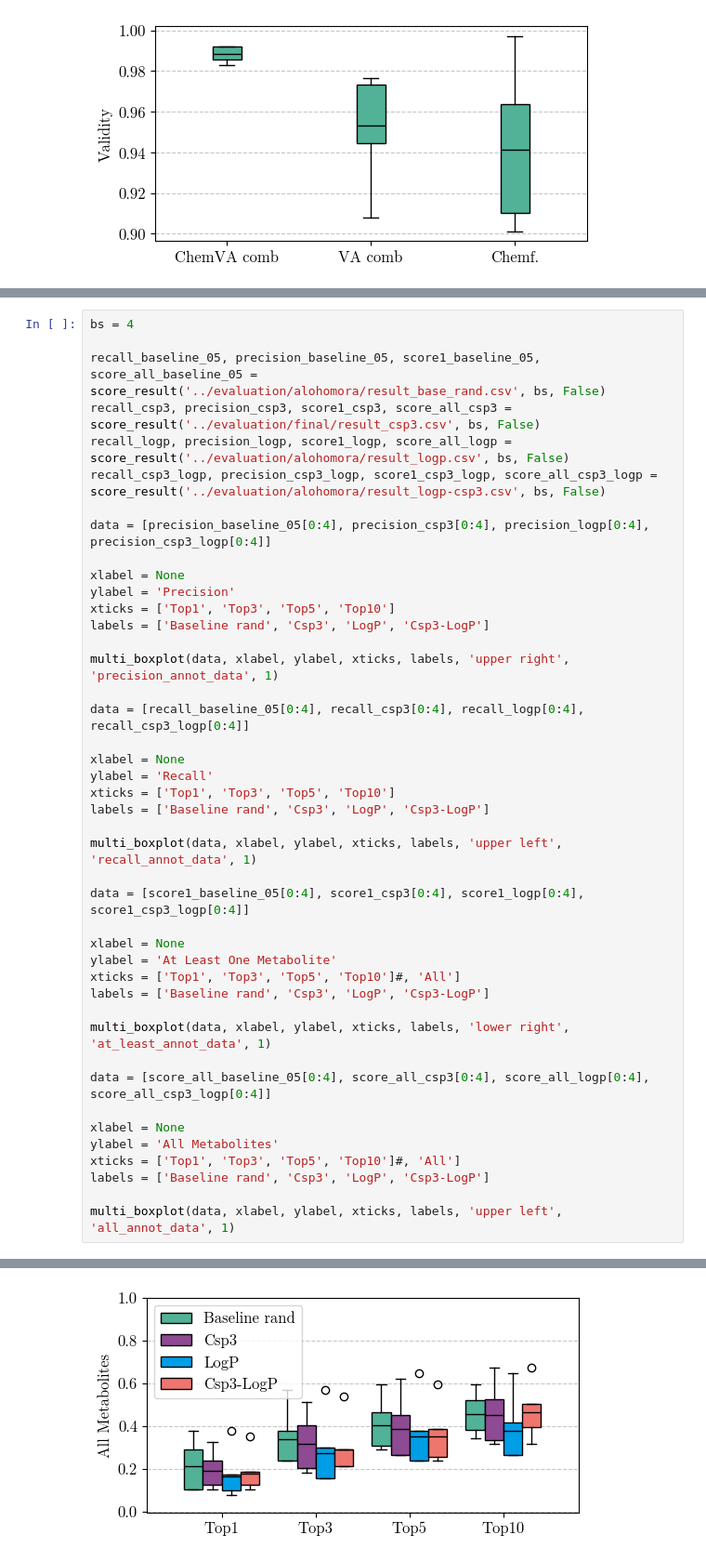
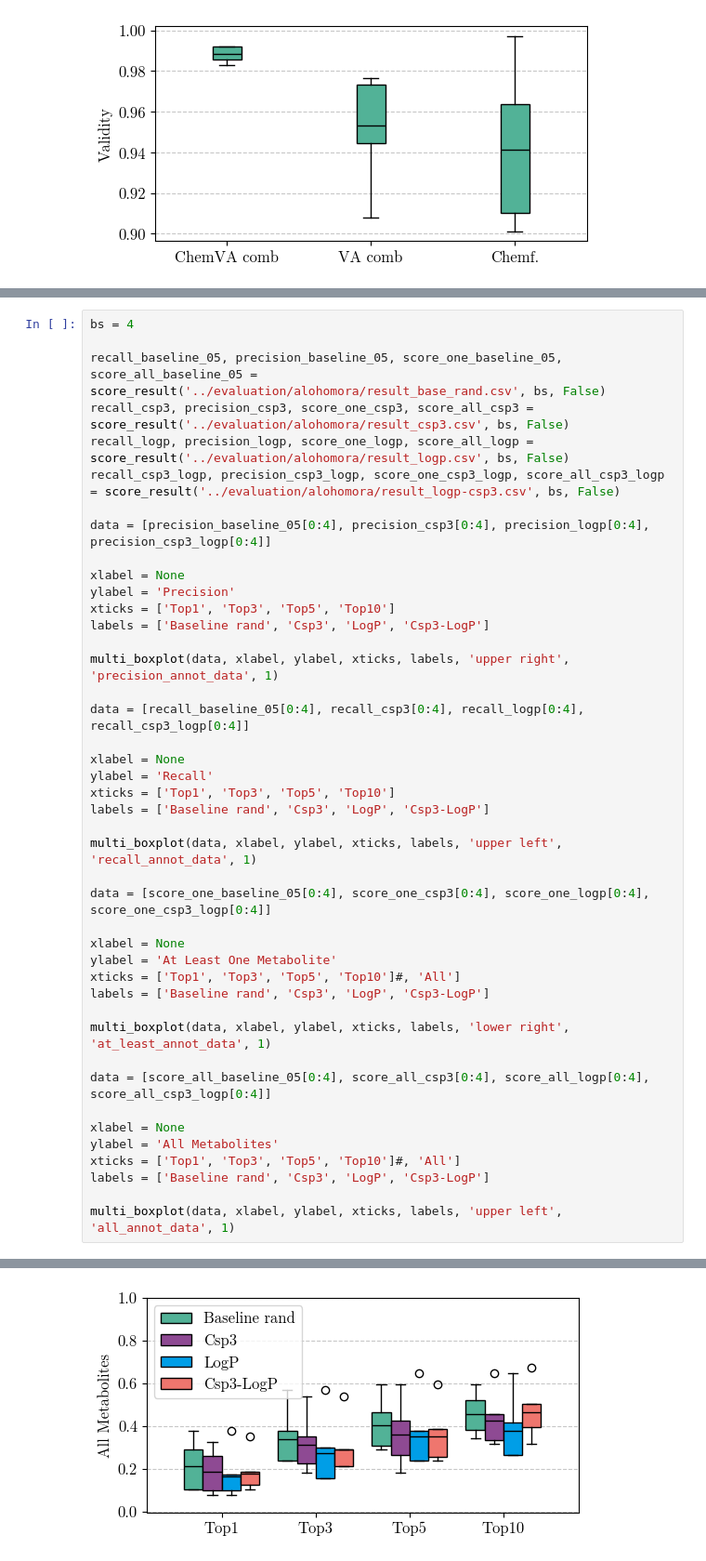
Before and after one commit to tsofiac/LAGOM, a Jupyter notebook: data_analysis/boxplot.ipynb, the cells around one changed output, grey strips where cells are left out. Shown at 93% size. Cells and saved outputs as stored; diff of their text form.

Commit message:
plotting and resulting

```diff
--- a/data_analysis/boxplot.ipynb
+++ b/data_analysis/boxplot.ipynb
@@ -309,10 +311,10 @@ The PostScript backend does not support transparency; partially transparent arti
 # %%
 bs = 4
 
-recall_baseline_05, precision_baseline_05, score1_baseline_05, score_all_baseline_05 = score_result('../evaluation/alohomora/result_base_rand.csv', bs, False)
-recall_csp3, precision_csp3, score1_csp3, score_all_csp3 = score_result('../evaluation/final/result_csp3.csv', bs, False)
-recall_logp, precision_logp, score1_logp, score_all_logp = score_result('../evaluation/alohomora/result_logp.csv', bs, False)
-recall_csp3_logp, precision_csp3_logp, score1_csp3_logp, score_all_csp3_logp = score_result('../evaluation/alohomora/result_logp-csp3.csv', bs, False)
+recall_baseline_05, precision_baseline_05, score_one_baseline_05, score_all_baseline_05 = score_result('../evaluation/alohomora/result_base_rand.csv', bs, False)
+recall_csp3, precision_csp3, score_one_csp3, score_all_csp3 = score_result('../evaluation/alohomora/result_csp3.csv', bs, False)
+recall_logp, precision_logp, score_one_logp, score_all_logp = score_result('../evaluation/alohomora/result_logp.csv', bs, False)
+recall_csp3_logp, precision_csp3_logp, score_one_csp3_logp, score_all_csp3_logp = score_result('../evaluation/alohomora/result_logp-csp3.csv', bs, False)
 
 data = [precision_baseline_05[0:4], precision_csp3[0:4], precision_logp[0:4], precision_csp3_logp[0:4]]
 
@@ -332,7 +334,7 @@ labels = ['Baseline rand', 'Csp3', 'LogP', 'Csp3-LogP']
 
 multi_boxplot(data, xlabel, ylabel, xticks, labels, 'upper left', 'recall_annot_data', 1)
 
-data = [score1_baseline_05[0:4], score1_csp3[0:4], score1_logp[0:4], score1_csp3_logp[0:4]]
+data = [score_one_baseline_05[0:4], score_one_csp3[0:4], score_one_logp[0:4], score_one_csp3_logp[0:4]]
 
 xlabel = None
 ylabel = 'At Least One Metabolite'
@@ -359,2 +361,2 @@ The PostScript backend does not support transparency; partially transparent arti
 The PostScript backend does not support transparency; partially transparent artists will be rendered opaque.
-[figure, old version]
+[figure, new version]
```
Also changed, not shown: parts of 9 cells of this notebook, 3 other files.
